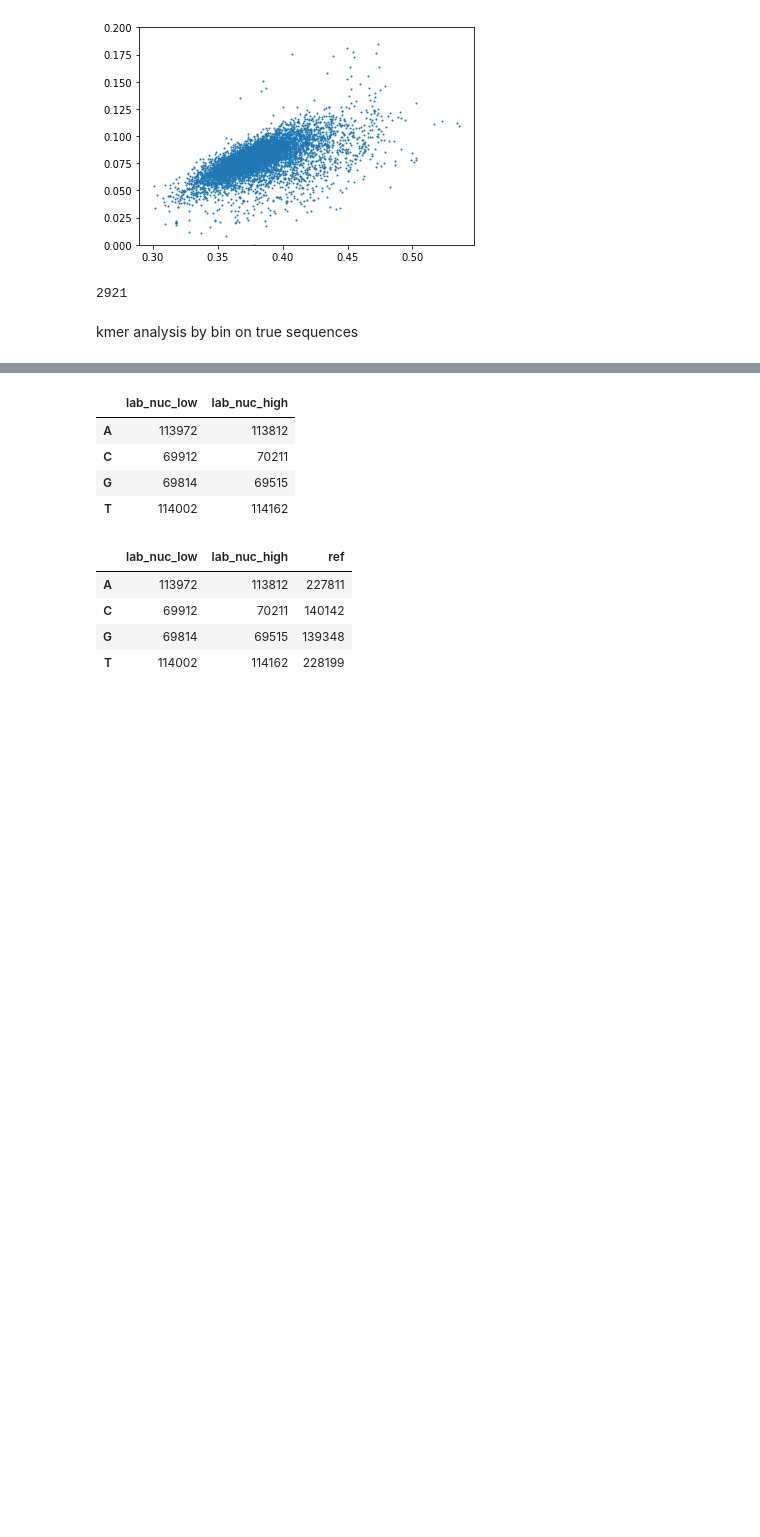
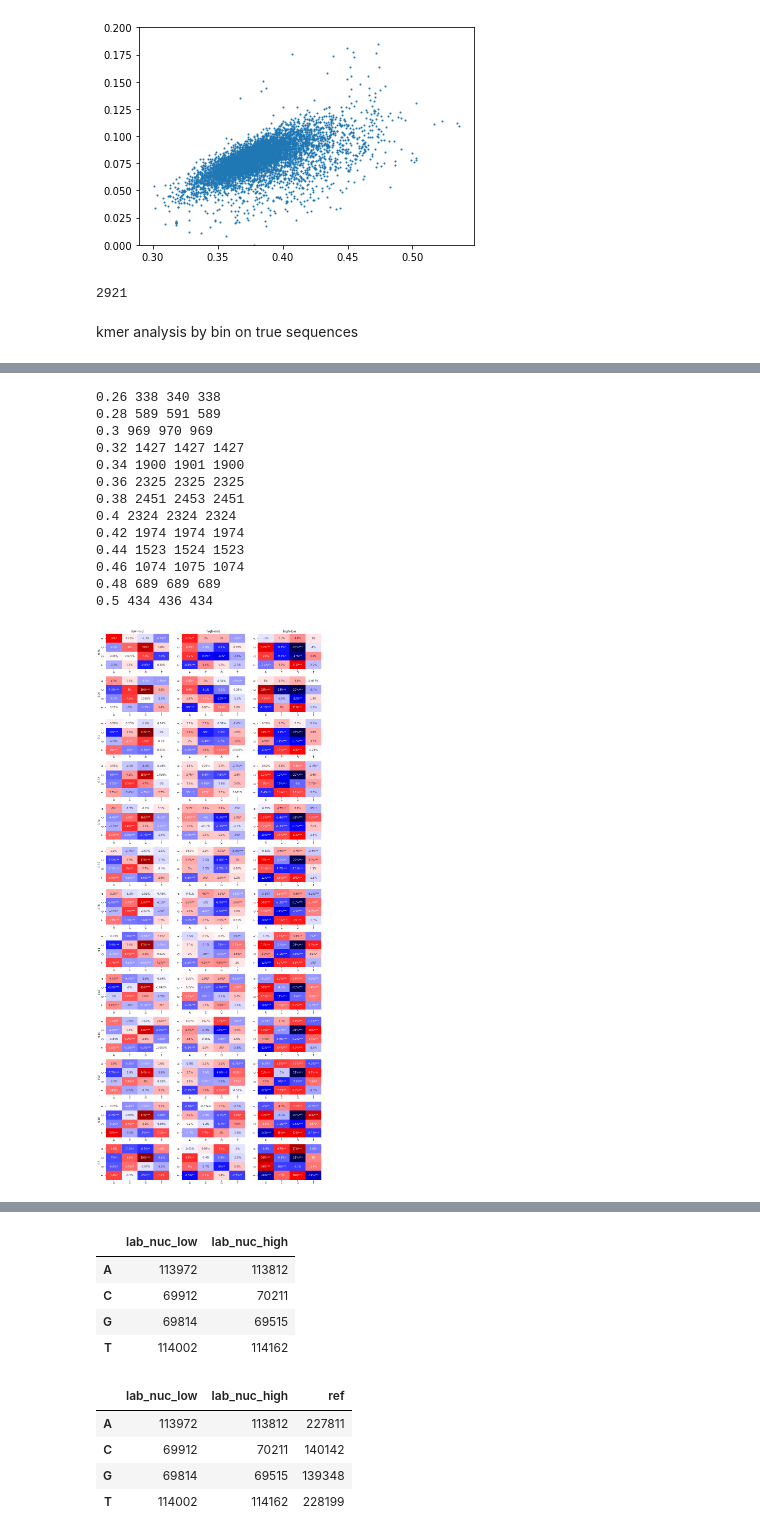
Before and after one commit to Alexwestbrook/mnhn-internship_DeepCNN_ChIP-seq, a Jupyter notebook: Generating_sequences.ipynb, the cells around one changed output, grey strips where cells are left out. Saved outputs shown, nothing was run; the diff lists cells and outputs as text; code cells hidden in the pictures; blank space fills up the shorter version.

```diff
--- a/Generating_sequences.ipynb
+++ b/Generating_sequences.ipynb
@@ -1480,0 +1530,64 @@ df3
+# %%
+k = 2
+gcs = np.arange(0.26, 0.505, 0.02).round(2)
+stars_thres = np.array([0.05, 1e-2, 1e-3, -1]).reshape(1, 1, -1)
+fig, axes = plt.subplots(len(gcs), 3, figsize=(15, 3*len(gcs)), facecolor='w')
+titles = ['low-mid', 'high-mid', 'high-low']
+for j, title in enumerate(titles):
+    axes[0, j].set_title(title)
+for annot in ['lab_nuc']:#, 'lab_coh', 'lab_pol']:
+    for i, gc in enumerate(gcs):
+        gc_mask = noN_mask & (window_yeast['gc'] == gc)
+        low_mask = window_yeast.loc[gc_mask, f'sep_{annot}'] == 'low'
+        mid_mask = window_yeast.loc[gc_mask, f'sep_{annot}'] == 'mid'
+        high_mask = window_yeast.loc[gc_mask, f'sep_{annot}'] == 'high'
+        print(gc, np.sum(low_mask), np.sum(mid_mask), np.sum(high_mask))
+        df_low = utils.kmer_counts_by_seq(window_one_hot_yeast[gc_mask][low_mask], k, includeN=False)
+        df_mid = utils.kmer_counts_by_seq(window_one_hot_yeast[gc_mask][mid_mask], k, includeN=False)
+        df_high = utils.kmer_counts_by_seq(window_one_hot_yeast[gc_mask][high_mask], k, includeN=False)
+        df_pvals = pd.DataFrame(
+            0.,
+            index=df_low.index,
+            columns=titles)
+        for kmer in df_low.index:
+            df_pvals.loc[kmer, :] = [
+                scipy.stats.brunnermunzel(df_low.loc[kmer, :], df_mid.loc[kmer, :]).pvalue,
+                scipy.stats.brunnermunzel(df_high.loc[kmer, :], df_mid.loc[kmer, :]).pvalue,
+                scipy.stats.brunnermunzel(df_high.loc[kmer, :], df_low.loc[kmer, :]).pvalue,
+            ]
+        df_pvals2D = df_pvals.sort_index().unstack()
+
+        # mid_mean = df_mid.mean(axis=1).values.reshape(-1, 1)
+        df_percdiff = pd.concat(
+            {'low-mid': df_low.mean(axis=1),
+             'high-mid': df_high.mean(axis=1),
+             'high-low': df_high.mean(axis=1)},
+            axis=1)
+        df_ref = pd.concat(
+            {'low-mid': df_mid.mean(axis=1),
+             'high-mid': df_mid.mean(axis=1),
+             'high-low': df_low.mean(axis=1)},
+            axis=1)
+        df_percdiff = (df_percdiff - df_ref) / df_ref * 100
+        df_percdiff2D = df_percdiff.sort_index().unstack()
+
+        for j, key in enumerate(titles):
+            stars = np.argmax(df_pvals2D[key].to_numpy().reshape(4, 4, 1) > stars_thres, axis=2)
+            annotation = [[f"{format(v, '.2g')}%" + "*"*s for v, s in zip(*row)] for row in zip(df_percdiff2D[key].values, stars)]
+            sns.heatmap(df_percdiff2D[key], cmap='seismic', annot=annotation, fmt='', ax=axes[i, j], center=0, vmax=20, cbar=False)
+        axes[i, 0].set_ylabel(str(gc))
+# %% [output]
+0.26 338 340 338
+0.28 589 591 589
+0.3 969 970 969
+0.32 1427 1427 1427
+0.34 1900 1901 1900
+0.36 2325 2325 2325
+0.38 2451 2453 2451
+0.4 2324 2324 2324
+0.42 1974 1974 1974
+0.44 1523 1524 1523
+0.46 1074 1075 1074
+0.48 689 689 689
+0.5 434 436 434
+[figure, added]
```
Also changed, not shown: parts of 26 cells of this notebook.
